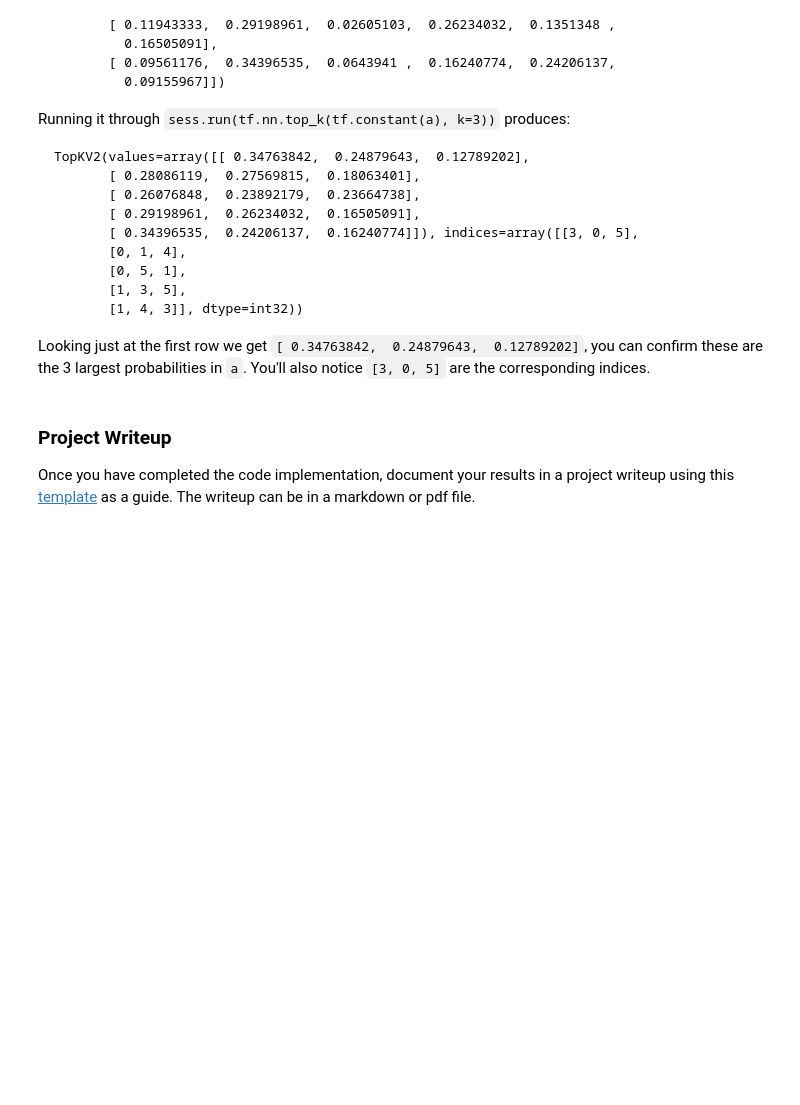
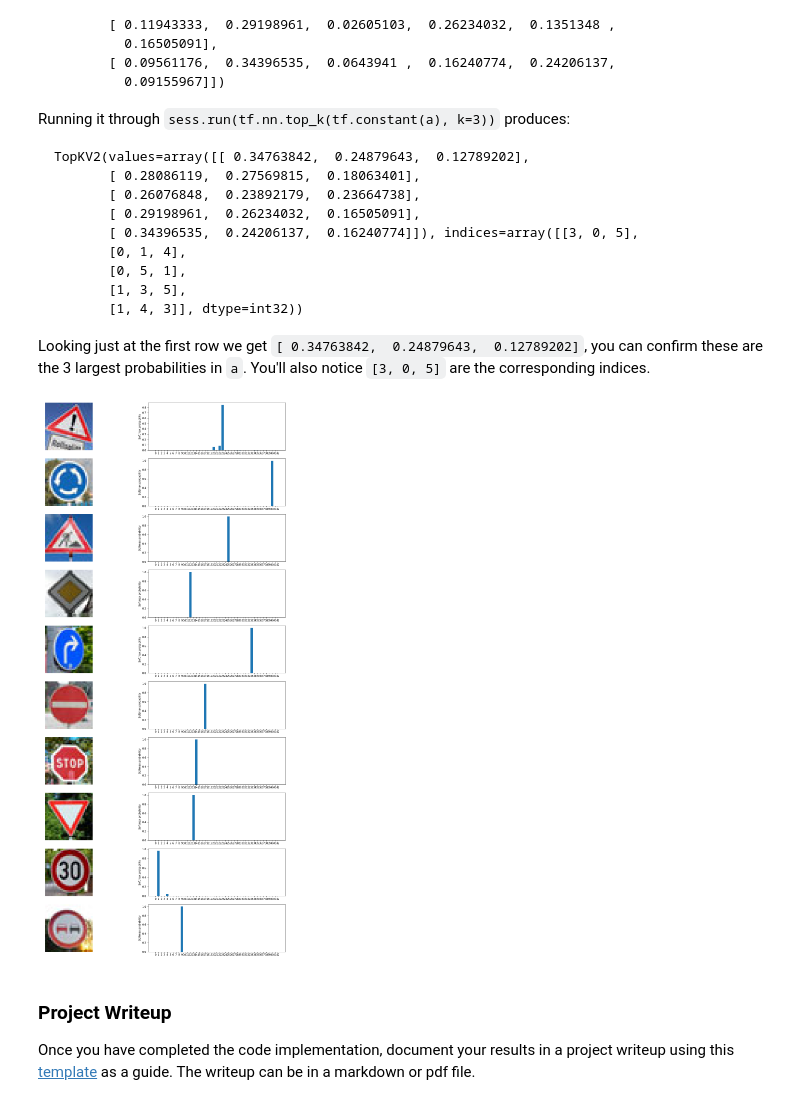
Before and after one commit to FutureKen/CarND-Traffic-Sign-Classifier-Project, a Jupyter notebook: Traffic_Sign_Classifier.ipynb, the cells around one changed output. Saved outputs shown, nothing was run; the diff lists cells and outputs as text; code cells hidden in the pictures; blank space fills up the shorter version.

```diff
--- a/Traffic_Sign_Classifier.ipynb
+++ b/Traffic_Sign_Classifier.ipynb
@@ -584,0 +604,28 @@ new_labels = np.array([28, 9, 13, 1, 14])
+# %%
+### Run the predictions here and use the model to output the prediction for each image.
+### Make sure to pre-process the images with the same pre-processing pipeline used earlier.
+### Feel free to use as many code cells as needed.
+
+softmax = tf.nn.softmax(logits)
+top_k = tf.nn.top_k(softmax,k=3)
+
+with tf.Session() as sess:
+    #saver2 = tf.train.Saver()
+
+    sess.run(tf.global_variables_initializer())
+    saver3 = tf.train.import_meta_graph('./lenet.meta')
+    saver3.restore(sess, "./lenet")
+    #my_softmax_logits = sess.run(softmax, feed_dict={x: new_images_gn, keep_prob: 1.0, keep_prob2: 1.0})
+    #my_top_k = sess.run(top_k, feed_dict={x: new_images_gn, keep_prob: 1.0, keep_prob2: 1.0})
+
+
+    #saver2.restore(sess,tf.train.latest_checkpoint('.'))
+    softmax_logits = sess.run(softmax, feed_dict={x: new_images_gn, keep_prob: 1.0, keep_prob2: 1.0})
+    output = sess.run(top_k, feed_dict={x:new_images_gn, keep_prob:1.0, keep_prob2: 1.0})
+    for i, predict in enumerate(output[1]):
+        print(
+            "Predict:",
+            "{:<20}".format(signnames[predict[0]]),
+            "{:<10}".format(""),
+            "Actual:",
+            "{:<10}".format(signnames[new_labels[i]]))
@@ -630,6 +689,22 @@ Looking just at the first row we get `[ 0.34763842,  0.24879643,  0.12789202]`,
 # %%
 ### Print out the top five softmax probabilities for the predictions on the German traffic sign images found on the web.
 ### Feel free to use as many code cells as needed.
+
+fig, axs = plt.subplots(10,2, figsize=(16, 30))
+fig.tight_layout()
+axs = axs.ravel()
+
+
+for i in range(len(softmax_logits)*2):
+    if i%2 == 0:
+        axs[i].axis('off')
+        axs[i].imshow(cv2.cvtColor(new_images[i//2], cv2.COLOR_BGR2RGB))
+    else:
+        axs[i].bar(np.arange(43), softmax_logits[(i-1)//2])
+        axs[i].set_xticks(np.arange(0, 43, 2))
+        axs[i].set_ylabel('Probability')
+# %% [output]
+[figure, added]
 # %% [markdown]
 ### Project Writeup
 
```
Also changed, not shown: parts of 16 cells of this notebook, 1 other file.
